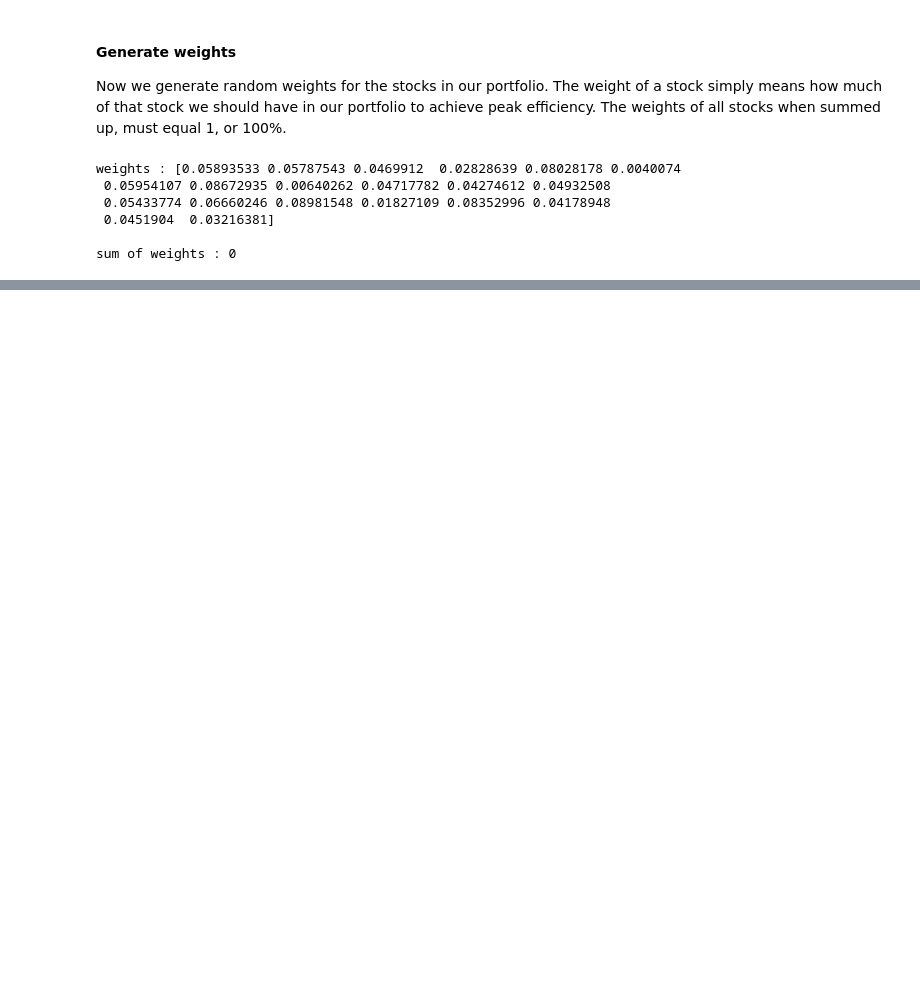
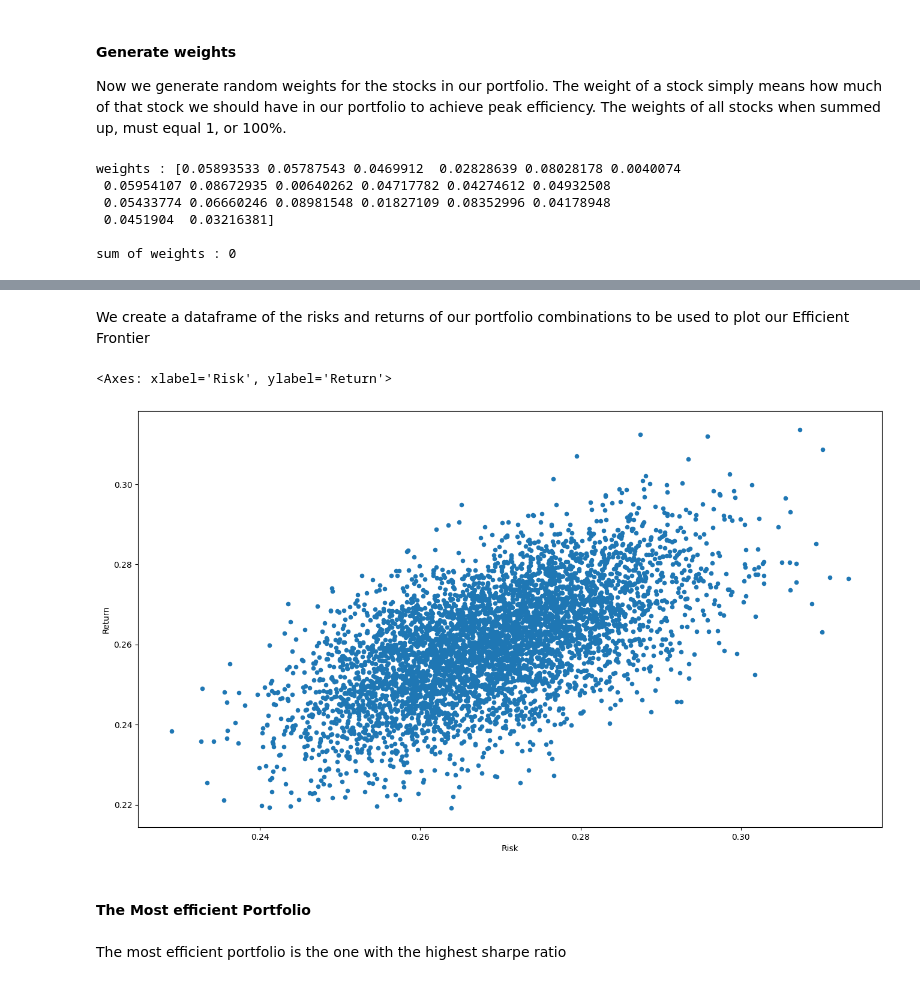
Before and after one commit to Tobi-Ade/Markowitz-Modern-Portfolio-Theory, a Jupyter notebook: MPT.ipynb, the cells around one changed output, grey strips where cells are left out. Saved outputs shown, nothing was run; the diff lists cells and outputs as text; code cells hidden in the pictures; blank space fills up the shorter version.

```diff
--- a/MPT.ipynb
+++ b/MPT.ipynb
@@ -399,0 +513,17 @@ sum of weights : 0
+# %% [markdown]
+We create a dataframe of the risks and returns of our portfolio combinations to be used to plot our Efficient Frontier
+# %%
+# Create a dataframe with returns and risk
+ports = pd.DataFrame()
+ports['Return'] = port_returns
+
+ports['Risk'] = port_risks
+
+ports.plot(x='Risk', y='Return', kind='scatter', figsize=(16, 9))
+# %% [output]
+<Axes: xlabel='Risk', ylabel='Return'>
+[figure, added]
+# %% [markdown]
+#### The Most efficient Portfolio
+# %% [markdown]
+The most efficient portfolio is the one with the highest sharpe ratio
```
Also changed, not shown: parts of 12 cells of this notebook.
